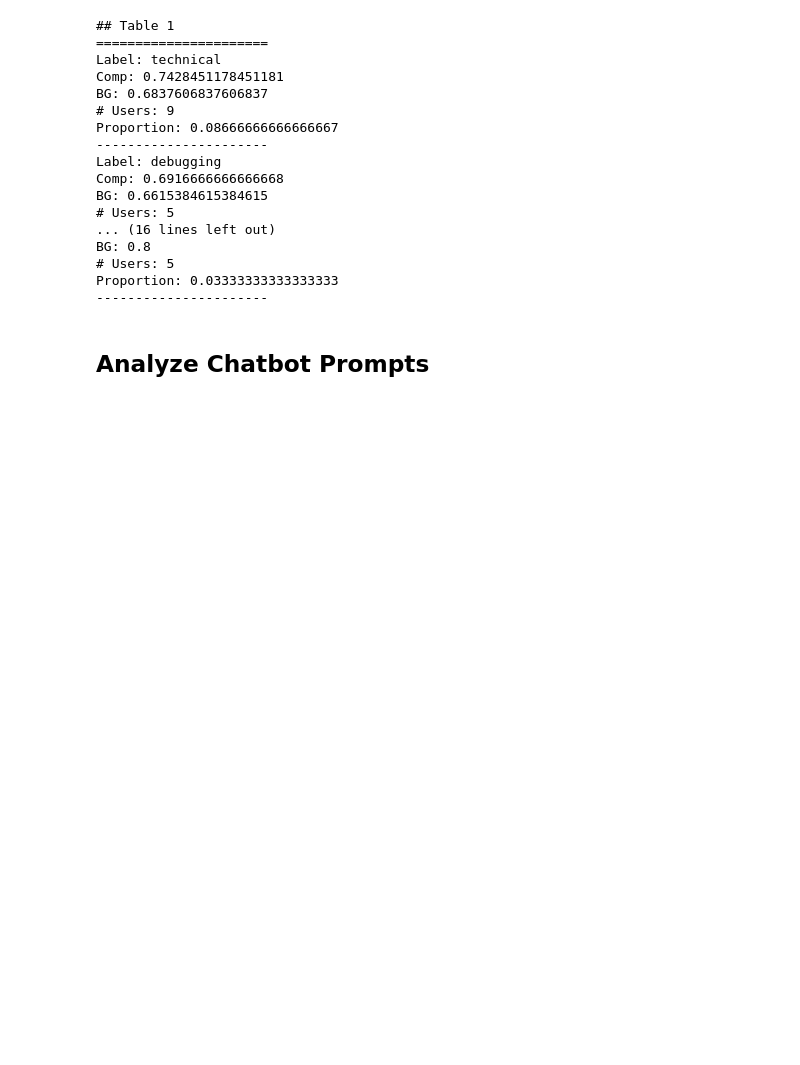
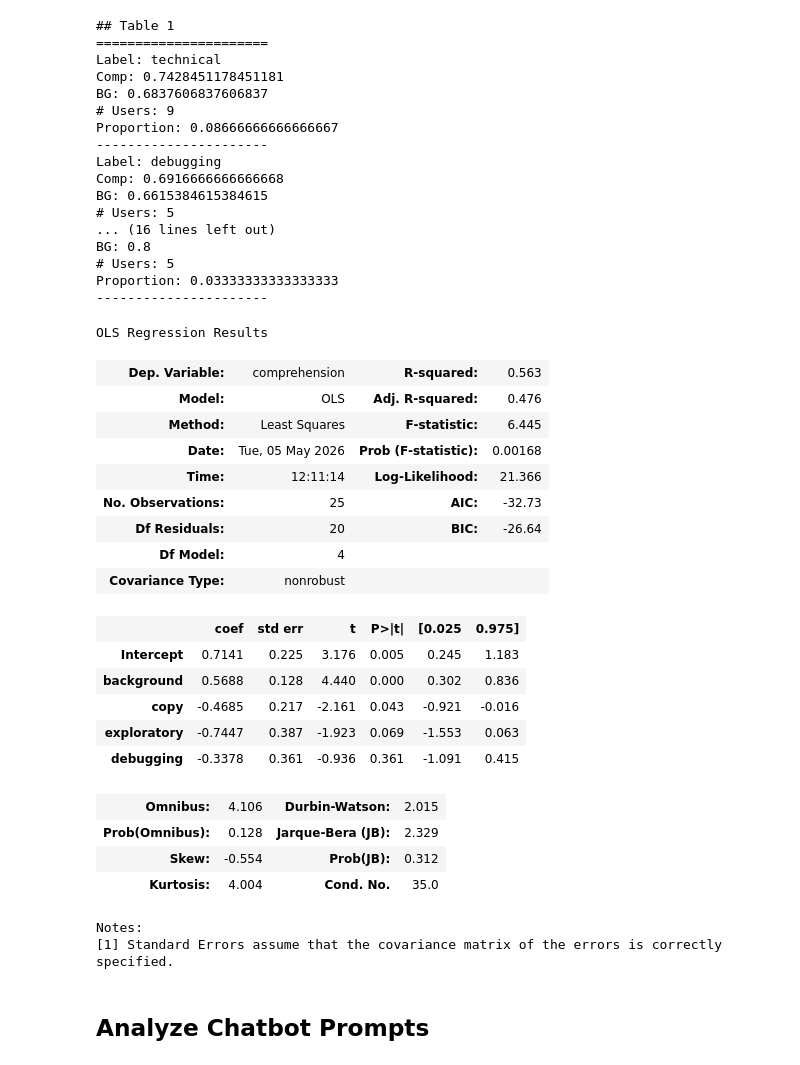
Before and after one commit to nbalepur/impaired-programming, a Jupyter notebook: analysis/Qualitative Analysis (Section 4).ipynb, the cells around one changed output. Saved outputs shown, nothing was run; the diff lists cells and outputs as text; code cells hidden in the pictures; blank space fills up the shorter version.

Commit message:
add regression

```diff
--- a/analysis/Qualitative Analysis (Section 4).ipynb
+++ b/analysis/Qualitative Analysis (Section 4).ipynb
@@ -107,7 +107,65 @@ BG: 0.8
 Proportion: 0.03333333333333333
 ----------------------
 # %%
-# Regression to confirm
+# Appendix A.4: Regression of interaction types
+
+import json
+import numpy as np
+
+with open('../llm_judge/results/cluster/label_agent_prompts.jsonl', 'r') as json_file:
+    json_list = list(json_file)
+
+# Get the prompt types from each user
+user_to_agent_prompt = dict()
+for json_str in json_list:
+    result = json.loads(json_str)
+    if result['user_id'] in BANNED_USERS or result['label'] == 'other':
+        continue
+    arr = user_to_agent_prompt.get(result['user_id'], [])
+    arr.append(result['label'].replace('rephrased', 'copy'))
+    user_to_agent_prompt[result['user_id']] = arr
+
+# Parse dataframe
+keys = ['copy', 'technical', 'debugging', 'exploratory']
+prompt_df = {
+    k: [] for k in keys + ['user_id', 'comprehension', 'background']
+}
+for k, arr in user_to_agent_prompt.items():
+    prompt_df['user_id'].append(k)
+    prompt_df['comprehension'].append(user_to_scores[k]['comprehension'])
+    prompt_df['background'].append(user_to_scores[k]['background'])
+    for k in keys:
+        prompt_df[k].append(np.mean([elem == k for elem in arr]))
+prompt_df = pd.DataFrame(prompt_df)
+
+# Regression: use the proportion of each prompt type to predict comprehension, controlling for BG ability
+import statsmodels.formula.api as smf
+formula = f"comprehension ~ background + copy + exploratory + debugging"
+res = smf.ols(formula, data=prompt_df).fit()
+res.summary()
+# %% [output]
+OLS Regression Results
+| Dep. Variable: | comprehension | R-squared: | 0.563 |
+| Model: | OLS | Adj. R-squared: | 0.476 |
+| Method: | Least Squares | F-statistic: | 6.445 |
+| Date: | Tue, 05 May 2026 | Prob (F-statistic): | 0.00168 |
+| Time: | 12:11:14 | Log-Likelihood: | 21.366 |
+| No. Observations: | 25 | AIC: | -32.73 |
+| Df Residuals: | 20 | BIC: | -26.64 |
+| Df Model: | 4 |  |  |
+| Covariance Type: | nonrobust |  |  |
+|  | coef | std err | t | P>|t| | [0.025 | 0.975] |
+| Intercept | 0.7141 | 0.225 | 3.176 | 0.005 | 0.245 | 1.183 |
+| background | 0.5688 | 0.128 | 4.440 | 0.000 | 0.302 | 0.836 |
+| copy | -0.4685 | 0.217 | -2.161 | 0.043 | -0.921 | -0.016 |
+| exploratory | -0.7447 | 0.387 | -1.923 | 0.069 | -1.553 | 0.063 |
+| debugging | -0.3378 | 0.361 | -0.936 | 0.361 | -1.091 | 0.415 |
+| Omnibus: | 4.106 | Durbin-Watson: | 2.015 |
+| Prob(Omnibus): | 0.128 | Jarque-Bera (JB): | 2.329 |
+| Skew: | -0.554 | Prob(JB): | 0.312 |
+| Kurtosis: | 4.004 | Cond. No. | 35.0 |
+Notes:
+[1] Standard Errors assume that the covariance matrix of the errors is correctly specified.
 # %% [markdown]
 ## Analyze Chatbot Prompts
 # %%
```
Also changed, not shown: parts of 1 cell of this notebook, 4 other files.
